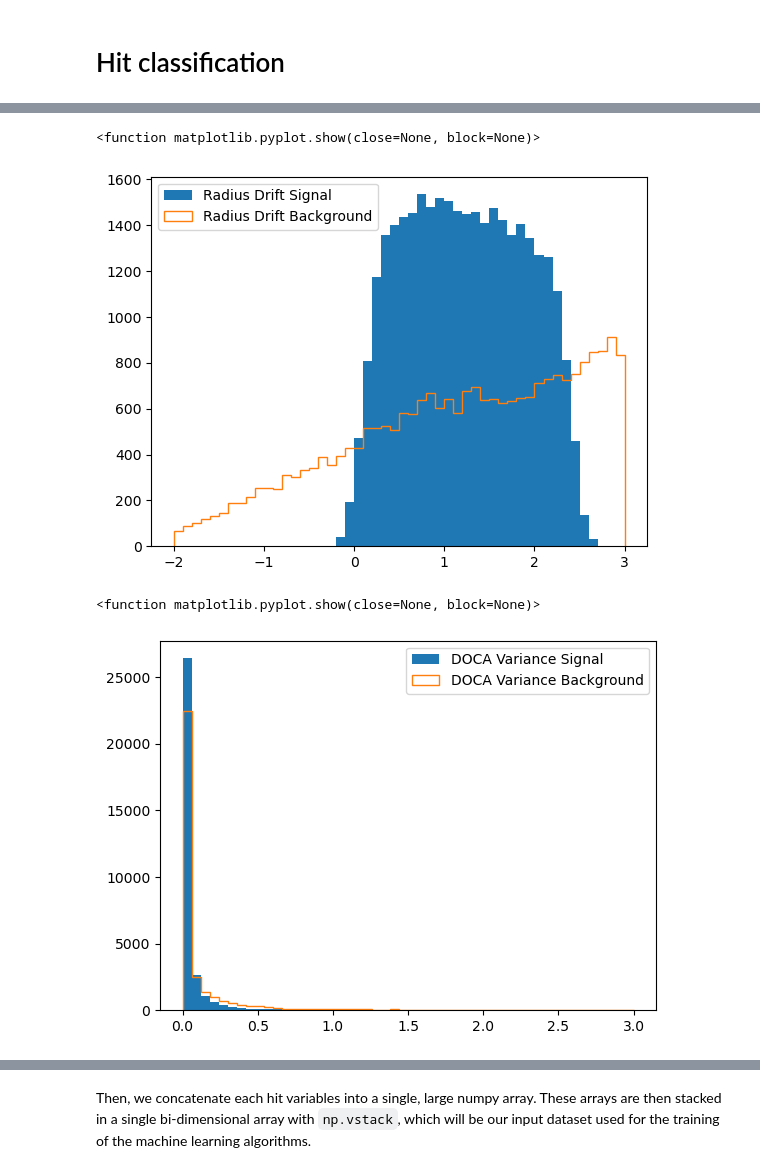
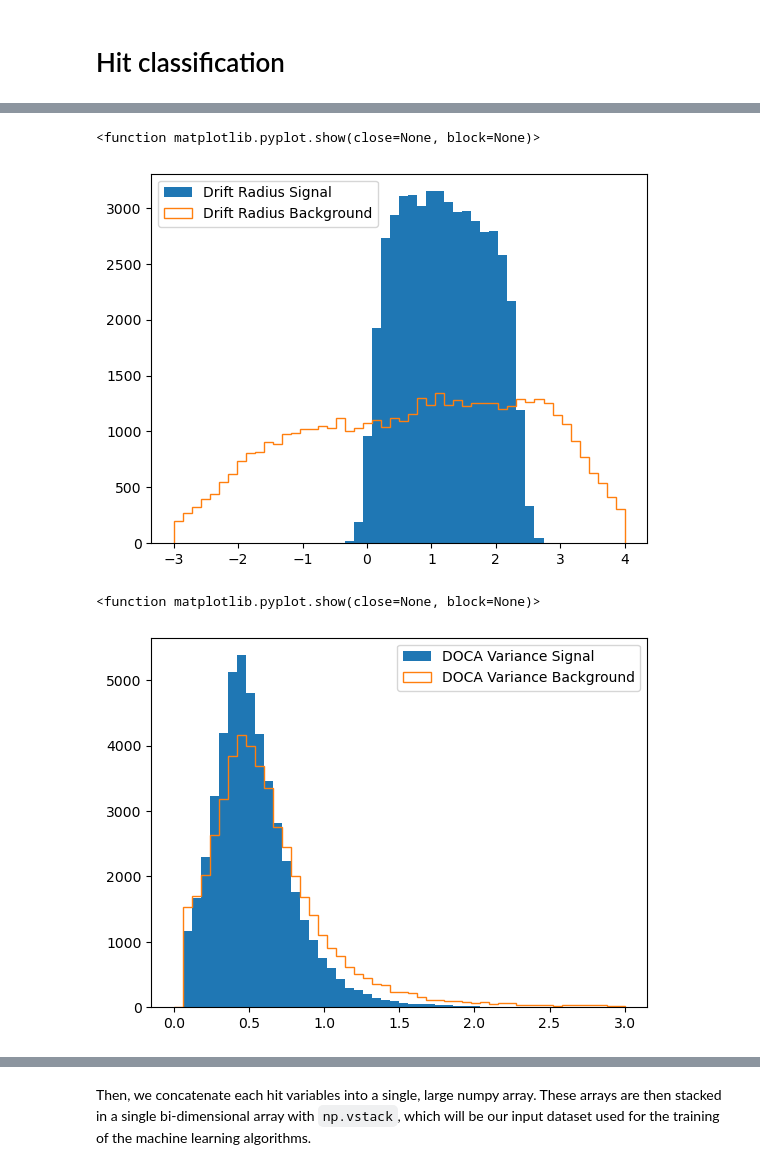
Before and after one commit to jnzhao3/KKTrain, a Jupyter notebook: TrainBkg.ipynb, the cells around one changed output, grey strips where cells are left out. Cells and saved outputs as stored; diff of their text form; code cells hidden in the pictures.

```diff
--- a/TrainBkg.ipynb
+++ b/TrainBkg.ipynb
@@ -111,21 +123,20 @@ Training on 32256 matched hits
 # %%
 udoca_sig = []
 tottdrift_sig = []
-rdrift_sig = []
-udocavar_sig = []
+cdrift_sig = []
+udocasig_sig = []
 edep_sig = []
-wdist_sig = []
-uupos_sig = []
+du_sig = []
 rho_sig = []
 
 for i in range(signal_dataset.shape[0]):
     udoca_sig.append(signal_dataset[i][0])
 
 for i in range(signal_dataset.shape[0]):
-    rdrift_sig.append(signal_dataset[i][1])
+    cdrift_sig.append(signal_dataset[i][1])
 
 for i in range(signal_dataset.shape[0]):
-    udocavar_sig.append(signal_dataset[i][2])
+    udocasig_sig.append(signal_dataset[i][2])
 
 for i in range(signal_dataset.shape[0]):
     tottdrift_sig.append(signal_dataset[i][3])
@@ -134,31 +145,27 @@ for i in range(signal_dataset.shape[0]):
     edep_sig.append(signal_dataset[i][4])
 
 for i in range(signal_dataset.shape[0]):
-    wdist_sig.append(signal_dataset[i][5])
+    du_sig.append(signal_dataset[i][5])
 
 for i in range(signal_dataset.shape[0]):
-    uupos_sig.append(signal_dataset[i][6])
-
-for i in range(signal_dataset.shape[0]):
-    rho_sig.append(signal_dataset[i][7])
+    rho_sig.append(signal_dataset[i][6])
 # %%
 udoca_back = []
 tottdrift_back = []
-rdrift_back = []
-udocavar_back = []
+cdrift_back = []
+udocasig_back = []
 edep_back = []
-wdist_back = []
-uupos_back = []
+du_back = []
 rho_back = []
 
 for i in range(bkg_dataset.shape[0]):
     udoca_back.append(bkg_dataset[i][0])
 
 for i in range(bkg_dataset.shape[0]):
-    rdrift_back.append(bkg_dataset[i][1])
+    cdrift_back.append(bkg_dataset[i][1])
 
 for i in range(bkg_dataset.shape[0]):
-    udocavar_back.append(bkg_dataset[i][2])
+    udocasig_back.append(bkg_dataset[i][2])
 
 for i in range(bkg_dataset.shape[0]):
     tottdrift_back.append(bkg_dataset[i][3])
@@ -167,11 +174,8 @@ for i in range(bkg_dataset.shape[0]):
     edep_back.append(bkg_dataset[i][4])
 
 for i in range(bkg_dataset.shape[0]):
-    wdist_back.append(bkg_dataset[i][5])
+    du_back.append(bkg_dataset[i][5])
 
 for i in range(bkg_dataset.shape[0]):
-    uupos_back.append(bkg_dataset[i][6])
-
-for i in range(bkg_dataset.shape[0]):
-    rho_back.append(bkg_dataset[i][7])
+    rho_back.append(bkg_dataset[i][6])
 # %%
@@ -185,19 +189,19 @@ plt.show
 # %%
-plt.hist(rdrift_sig,label="Radius Drift Signal", bins=50,range=(-2,3.0))
-plt.hist(rdrift_back,label="Radius Drift Background", histtype='step', bins=50, range=(-2,3.0))
+plt.hist(cdrift_sig,label="Drift Radius Signal", bins=50,range=(-3.0,4.0))
+plt.hist(cdrift_back,label="Drift Radius Background", histtype='step', bins=50, range=(-3.0,4.0))
 plt.legend()
 plt.show
 # %% [output]
 <function matplotlib.pyplot.show(close=None, block=None)>
-[figure, old version]
+[figure, new version]
 # %%
-plt.hist(udocavar_sig,label="DOCA Variance Signal", bins=50,range=(0,3))
-plt.hist(udocavar_back,label="DOCA Variance Background", histtype='step', bins=50,range=(0,3))
+plt.hist(udocasig_sig,label="DOCA Variance Signal", bins=50,range=(0,3))
+plt.hist(udocasig_back,label="DOCA Variance Background", histtype='step', bins=50,range=(0,3))
 plt.legend()
 plt.show
 # %% [output]
 <function matplotlib.pyplot.show(close=None, block=None)>
-[figure, old version]
+[figure, new version]
 # %%
 plt.hist(tottdrift_sig,label="Time-Over-Threshold Drift Time Signal", bins=50, range=(0,40))
 plt.hist(tottdrift_back,label="Time-Over-Threshold Drift Time Background", histtype='step', bins=50,range=(0,40))
```
Also changed, not shown: parts of 19 cells of this notebook, 9 other files.
